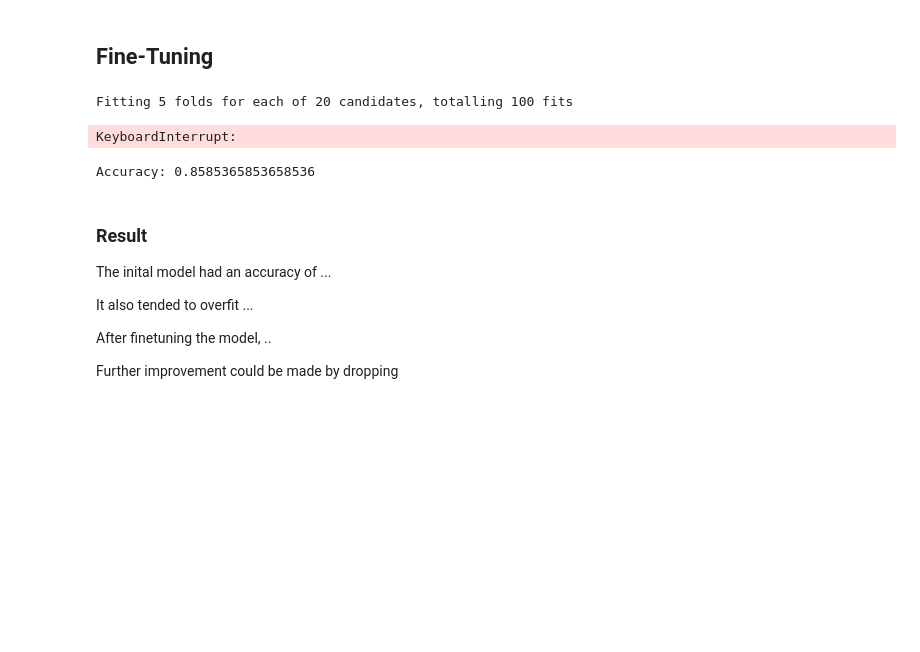
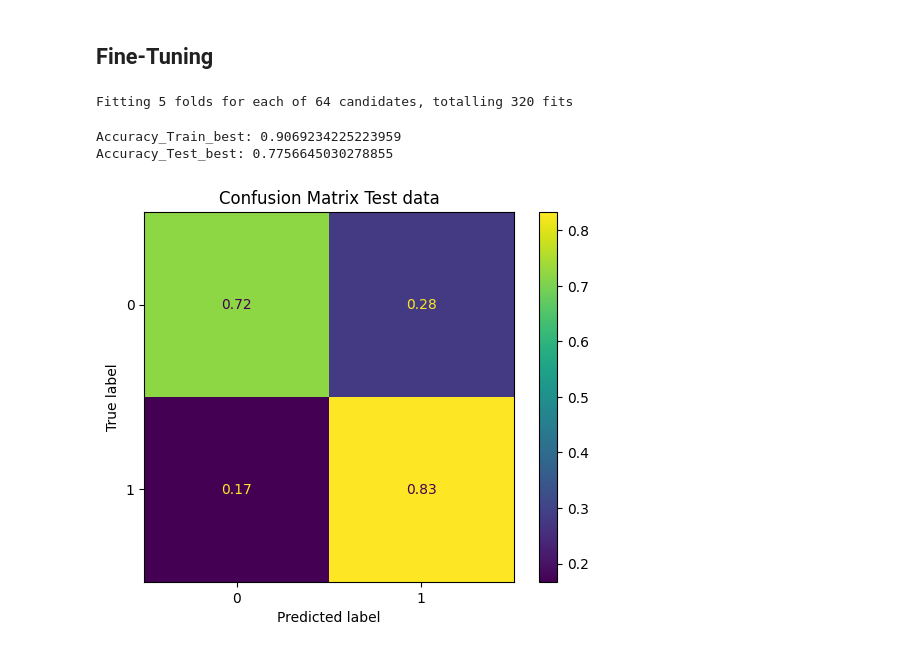
Before and after one commit to DertTom/dsnd-pipelines-project, a Jupyter notebook: Fashion_forward_casting.ipynb, the cells around one changed output. Cells and saved outputs as stored; diff of their text form; code cells hidden in the pictures; blank space fills up the shorter version.

```diff
--- a/Fashion_forward_casting.ipynb
+++ b/Fashion_forward_casting.ipynb
@@ -323,54 +351,51 @@ Accuracy_Test: 0.8682926829268293
 ## Fine-Tuning
 # %%
 # Finetune the model parameters with a randomized search
-from sklearn.model_selection import RandomizedSearchCV
-distributions = dict(randomforestclassifier__max_features=[50, 100, 150, 250, 300, 350, 400],
-                    randomforestclassifier__n_estimators=[50, 100, 150, 200, 250, 300],
-                    randomforestclassifier__min_samples_split = [5, 10, 20, 30, 40, 50] )
+from sklearn.model_selection import RandomizedSearchCV, GridSearchCV
+grid = dict(randomforestclassifier__n_estimators=[50, 100, 200, 300],
+                    randomforestclassifier__max_depth = [10, 50, 100, None],
+                    randomforestclassifier__min_samples_split = [2, 3, 4, 5]
+                    #randomforestclassifier__class_weight=['balanced'] # Weighting the samples to balance the class disbalance
+                    )
 
-param_search = RandomizedSearchCV(
+
+param_search = GridSearchCV(
     estimator=model_pipeline,
-    param_distributions=distributions,
-    scoring='accuracy',
-    n_iter=20,     # Try 20 different combinations of parameters
-    cv=5,         # Use 5-fold cross-validation
+    scoring= 'balanced_accuracy', # Weighting the samples to balance the class disbalance
+    param_grid=grid,
+    cv=5,         # Use 2-fold cross-validation
     n_jobs=-1,    # Use all available processors (for multiprocessing)
     refit=True,   # Refit the model using the best parameters found
-    verbose=2,    # Output of parameters, score, time
-    random_state=42,
+    verbose=3,    # Output of parameters, score, time
 )
-
 param_search.fit(X_train, y_train)
 
-# Retrieve the best parameters
-param_search.best_params_
-
+# Retrieve the best parameters and model
+best_params = param_search.best_params_
 model_best = param_search.best_estimator_
 # %% [output]
-Fitting 5 folds for each of 20 candidates, totalling 100 fits
+Fitting 5 folds for each of 64 candidates, totalling 320 fits
-KeyboardInterrupt:
 # %%
-if False:
-    # Evaluate the best model
-    model_best = param_search.best_estimator_
+# Evaluate the best model
+model_best = param_search.best_estimator_
 
-    # Training performance
-    y_pred_train = model_best.predict(X_train)
-    accuracy_pred_train= accuracy_score(y_train, y_pred_train)
-    # Test performance
-    y_pred_test = model_best.predict(X_test)
-    accuracy_pred_test= accuracy_score(y_test, y_pred_test)
-    print('Accuracy_Train_best:', accuracy_pred_train)
-    print('Accuracy_Test_best:', accuracy_pred_test)
+# Training performance
+y_pred_train = model_best.predict(X_train)
+accuracy_pred_train= balanced_accuracy_score(y_train, y_pred_train)
+# Test performance
+y_pred_test = model_best.predict(X_test)
+accuracy_pred_test= balanced_accuracy_score(y_test, y_pred_test)
+print('Accuracy_Train_best:', accuracy_pred_train)
+print('Accuracy_Test_best:', accuracy_pred_test)
+
+# Plot confusion matrix
+from sklearn.metrics import confusion_matrix, ConfusionMatrixDisplay
+cm = confusion_matrix(y_test, y_pred_test, normalize='true')
+cm_display = ConfusionMatrixDisplay(confusion_matrix=cm, display_labels=[0, 1])
+cm_display.plot()
+plt.title("Confusion Matrix Test data")
+plt.show()
 # %% [output]
-Accuracy: 0.8585365853658536
+Accuracy_Train_best: 0.9069234225223959
+Accuracy_Test_best: 0.7756645030278855
+[figure, added]
-# %% [markdown]
-### Result
-
-The inital model had an accuracy of ...
-
-It also tended to overfit ...
-
-After finetuning the model, ..
-
-Further improvement could be made by dropping
```
Also changed, not shown: parts of 10 cells of this notebook, 1 other file.
